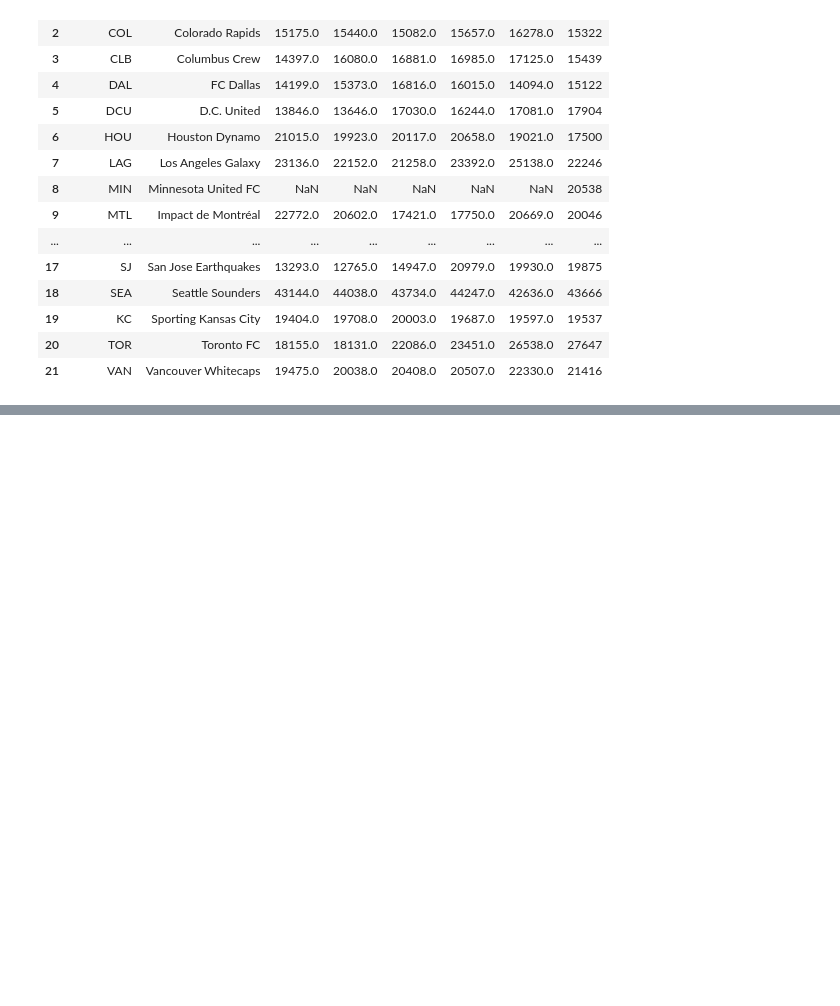
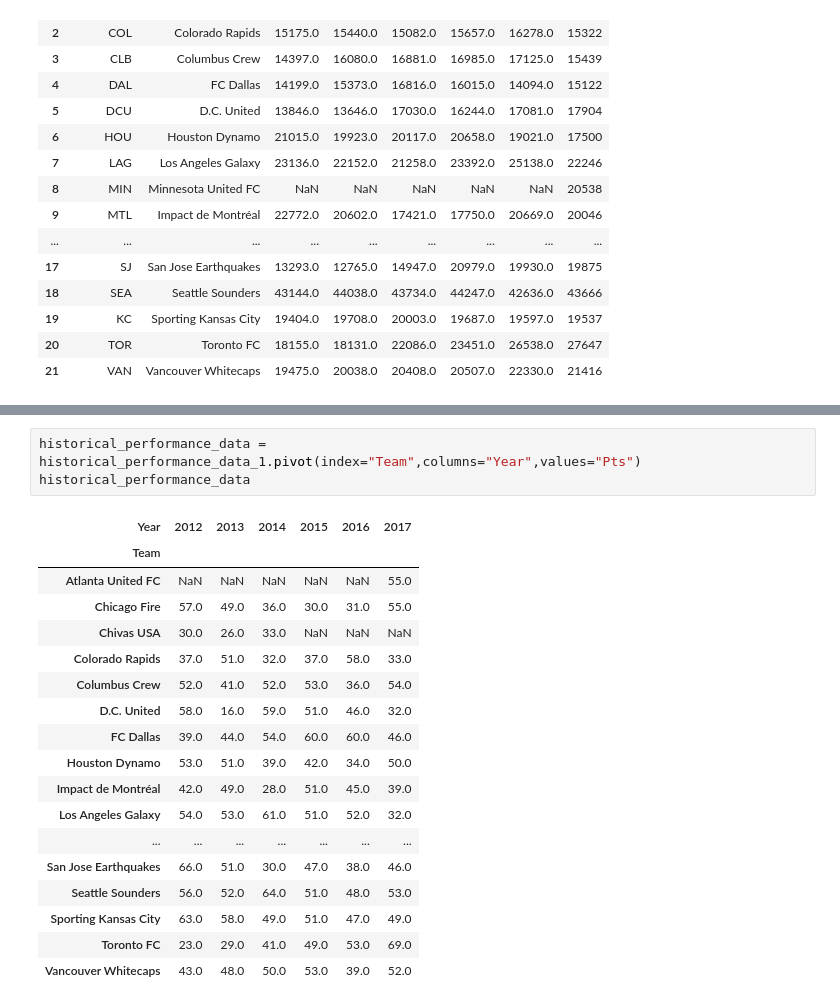
Before and after one commit to Jccommander/Project1-WJBA, a Jupyter notebook: Data Analysis.ipynb, the cells around one changed output, grey strips where cells are left out. Cells and saved outputs as stored; diff of their text form; blank space fills up the shorter version.

```diff
--- a/Data Analysis.ipynb
+++ b/Data Analysis.ipynb
@@ -42,0 +73,22 @@ plt.grid(axis="y")
+# %%
+historical_performance_data = historical_performance_data_1.pivot(index="Team",columns="Year",values="Pts")
+historical_performance_data
+# %% [output]
+| Year | 2012 | 2013 | 2014 | 2015 | 2016 | 2017 |
+| Team |  |  |  |  |  |  |
+| Atlanta United FC | NaN | NaN | NaN | NaN | NaN | 55.0 |
+| Chicago Fire | 57.0 | 49.0 | 36.0 | 30.0 | 31.0 | 55.0 |
+| Chivas USA | 30.0 | 26.0 | 33.0 | NaN | NaN | NaN |
+| Colorado Rapids | 37.0 | 51.0 | 32.0 | 37.0 | 58.0 | 33.0 |
+| Columbus Crew | 52.0 | 41.0 | 52.0 | 53.0 | 36.0 | 54.0 |
+| D.C. United | 58.0 | 16.0 | 59.0 | 51.0 | 46.0 | 32.0 |
+| FC Dallas | 39.0 | 44.0 | 54.0 | 60.0 | 60.0 | 46.0 |
+| Houston Dynamo | 53.0 | 51.0 | 39.0 | 42.0 | 34.0 | 50.0 |
+| Impact de Montréal | 42.0 | 49.0 | 28.0 | 51.0 | 45.0 | 39.0 |
+| Los Angeles Galaxy | 54.0 | 53.0 | 61.0 | 51.0 | 52.0 | 32.0 |
+| ... | ... | ... | ... | ... | ... | ... |
+| San Jose Earthquakes | 66.0 | 51.0 | 30.0 | 47.0 | 38.0 | 46.0 |
+| Seattle Sounders | 56.0 | 52.0 | 64.0 | 51.0 | 48.0 | 53.0 |
+| Sporting Kansas City | 63.0 | 58.0 | 49.0 | 51.0 | 47.0 | 49.0 |
+| Toronto FC | 23.0 | 29.0 | 41.0 | 49.0 | 53.0 | 69.0 |
+| Vancouver Whitecaps | 43.0 | 48.0 | 50.0 | 53.0 | 39.0 | 52.0 |
```
Also changed, not shown: parts of 4 cells of this notebook, 1 other file.
